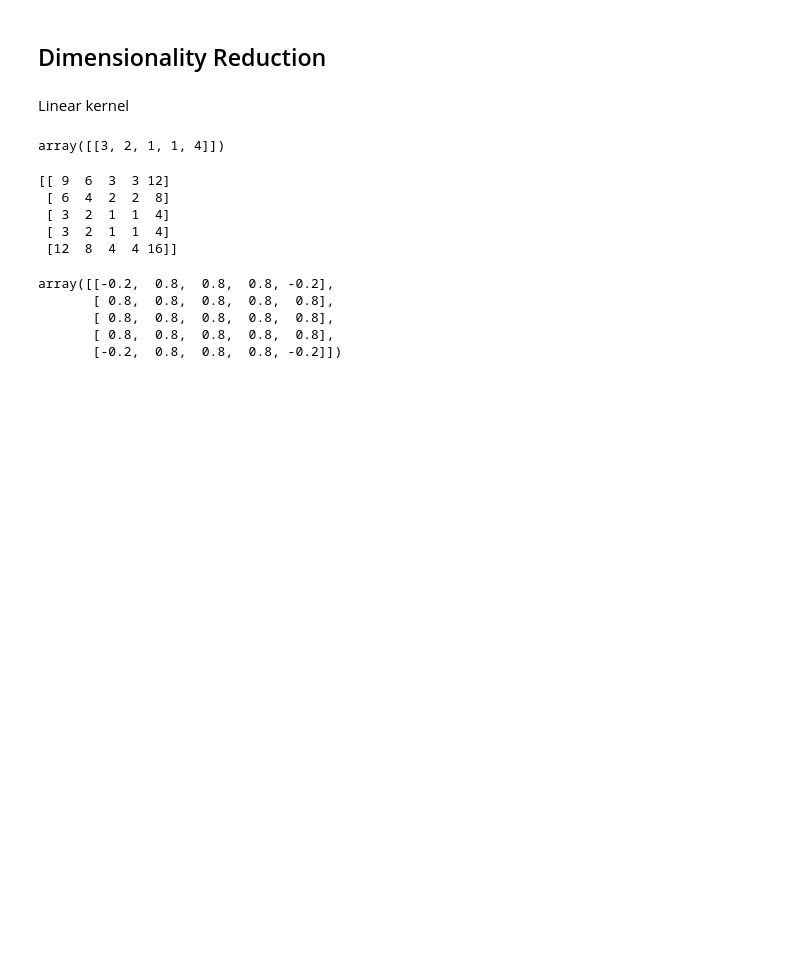
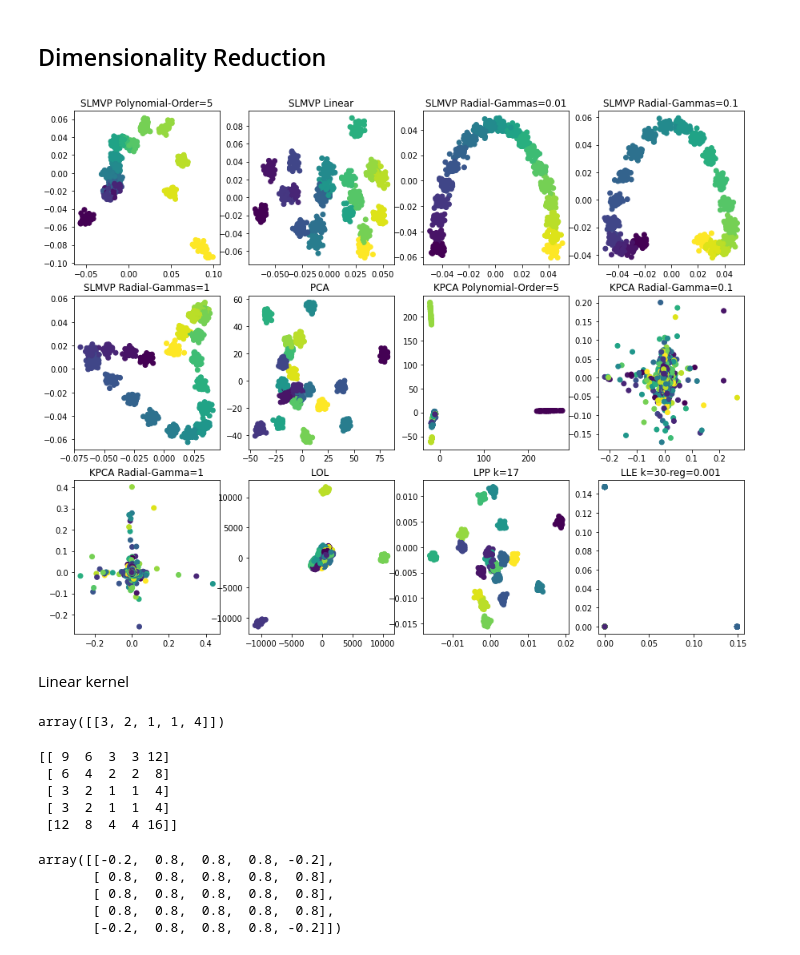
Before and after one commit to miguelangel43/Dimensionality-Reduction-Masters-Thesis, a Jupyter notebook: main.ipynb, the cells around one changed output. Saved outputs shown, nothing was run; the diff lists cells and outputs as text; code cells hidden in the pictures; blank space fills up the shorter version.

Commit message:
added artificial dataset

```diff
--- a/main.ipynb
+++ b/main.ipynb
@@ -13,20 +13,27 @@ pd.set_option('display.max_columns', None)
 # %%
 %matplotlib inline
 import numpy as np
 import matplotlib.pyplot as plt
 from sklearn.metrics.pairwise import rbf_kernel
 from sklearn.metrics.pairwise import polynomial_kernel
-
+from sklearn.model_selection import train_test_split
 from sklearn.datasets import make_blobs
 
-X, y = make_blobs(5, n_features=3, centers=4,
-                  cluster_std=1, random_state=34)
+X, y = make_blobs(1000, n_features=300, centers=20,
+                  cluster_std=2, random_state=34)
 
-# dim = Dim()
-# dim.X_train = X
-# dim.y_train = y
+X_train, X_test, y_train, y_test = train_test_split(X, y, test_size=0.1, random_state=33)
 
-# dim.apply_dim(num_dim=5)
+dim = Dim()
+dim.X_train = X_train
+dim.y_train = y_train
+dim.X_test = X_test
+dim.y_test = y_test
+
+dim.apply_dim(num_dim=2)
+dim.plot_artificial(n_rows=3, n_cols=4)
+# %% [output]
+[figure, added]
 # %% [markdown]
 Linear kernel
 # %%
```
Also changed, not shown: parts of 5 cells of this notebook, 1 other file.
